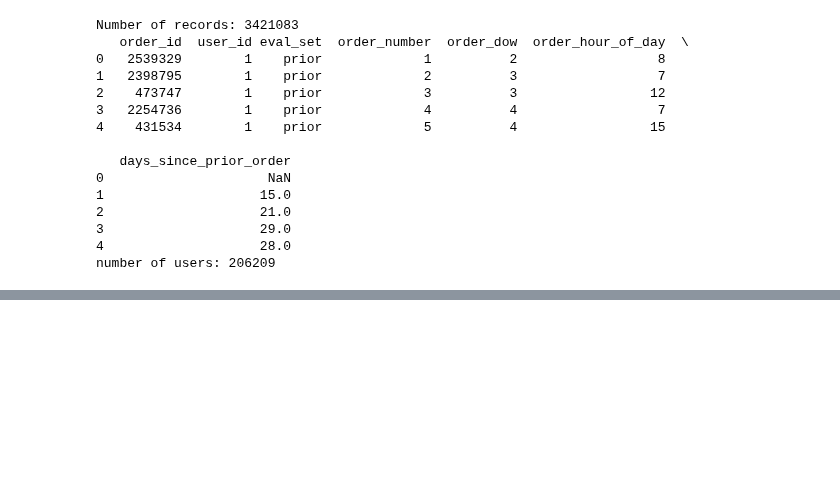
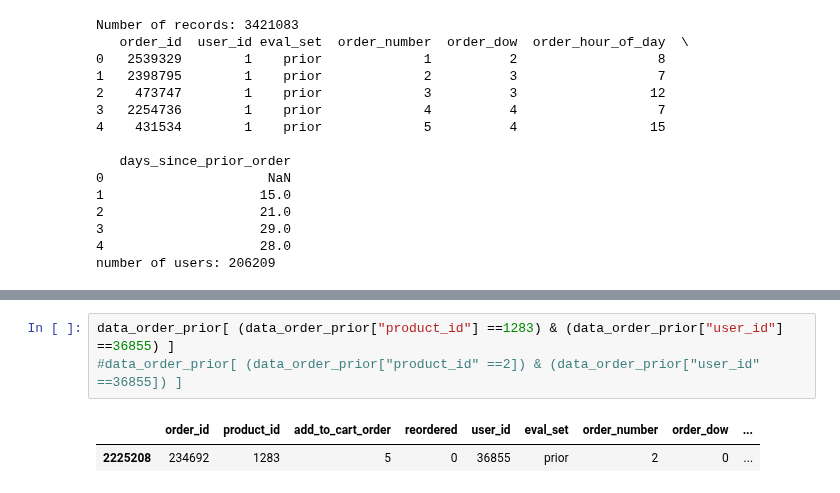
Before and after one commit to cherryng/MLcourse, a Jupyter notebook: test.ipynb, the cells around one changed output, grey strips where cells are left out. Drawn from its saved outputs; the diff is of its cells as text; blank space fills up the shorter version.

```diff
--- a/test.ipynb
+++ b/test.ipynb
@@ -91,0 +196,6 @@ KeyError: ignored
+# %%
+data_order_prior[ (data_order_prior["product_id"] ==1283) & (data_order_prior["user_id"] ==36855) ]
+#data_order_prior[ (data_order_prior["product_id" ==2]) & (data_order_prior["user_id" ==36855]) ]
+# %% [output]
+|  | order_id | product_id | add_to_cart_order | reordered | user_id | eval_set | order_number | order_dow | ... |
+| 2225208 | 234692 | 1283 | 5 | 0 | 36855 | prior | 2 | 0 | ... |
```
Also changed, not shown: parts of 7 cells of this notebook.
